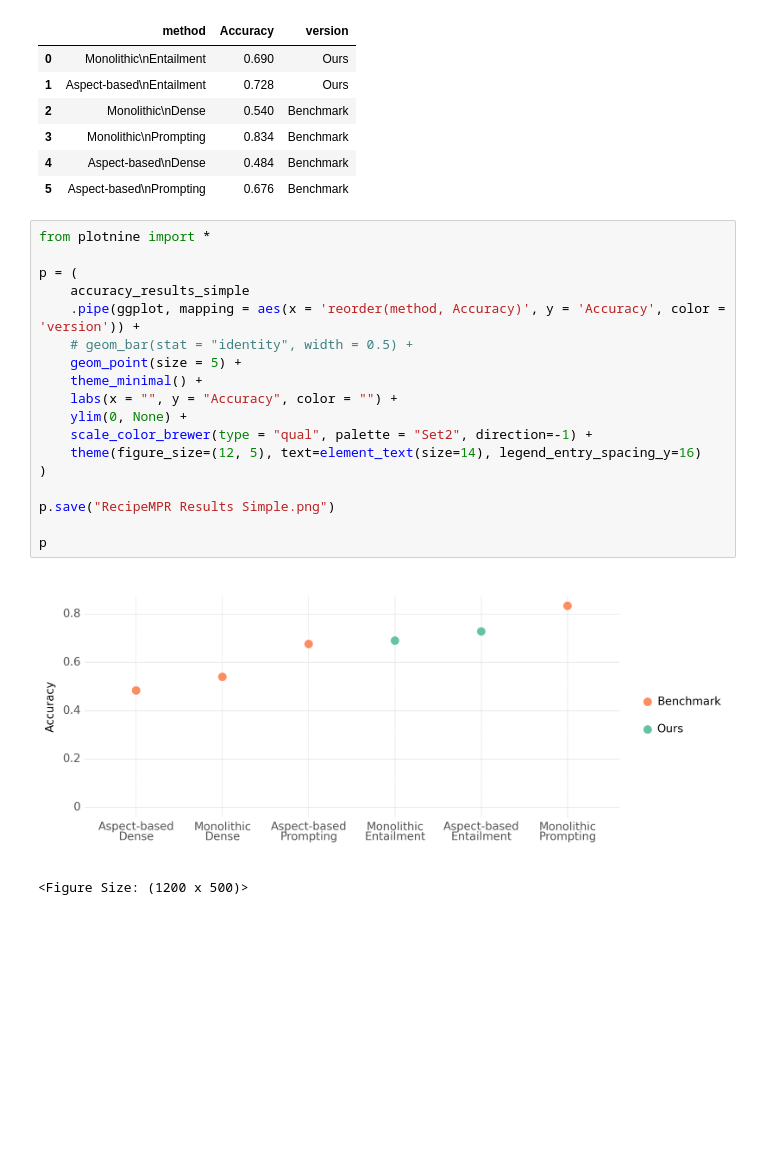
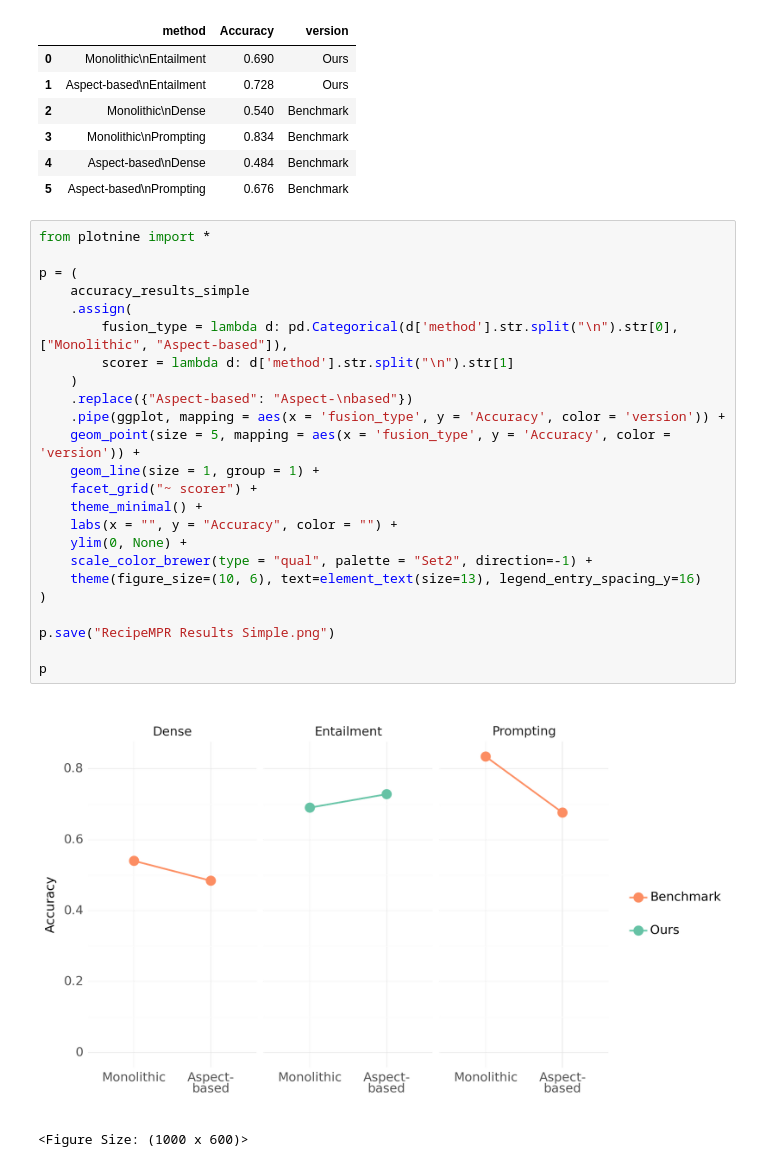
Before and after one commit to baronet2/marir, a Jupyter notebook: RecipeMPR/20_compare_algorithms.ipynb, the cells around one changed output. Drawn from its saved outputs; the diff is of its cells as text; blank space fills up the shorter version.

Commit message:
Improve plots for slides

```diff
--- a/RecipeMPR/20_compare_algorithms.ipynb
+++ b/RecipeMPR/20_compare_algorithms.ipynb
@@ -255,21 +255,27 @@ accuracy_results_simple
 # %%
 from plotnine import *
 
 p = (
     accuracy_results_simple
-    .pipe(ggplot, mapping = aes(x = 'reorder(method, Accuracy)', y = 'Accuracy', color = 'version')) +
-    # geom_bar(stat = "identity", width = 0.5) +
-    geom_point(size = 5) +
+    .assign(
+        fusion_type = lambda d: pd.Categorical(d['method'].str.split("\n").str[0], ["Monolithic", "Aspect-based"]),
+        scorer = lambda d: d['method'].str.split("\n").str[1]
+    )
+    .replace({"Aspect-based": "Aspect-\nbased"})
+    .pipe(ggplot, mapping = aes(x = 'fusion_type', y = 'Accuracy', color = 'version')) +
+    geom_point(size = 5, mapping = aes(x = 'fusion_type', y = 'Accuracy', color = 'version')) +
+    geom_line(size = 1, group = 1) +
+    facet_grid("~ scorer") +
     theme_minimal() +
     labs(x = "", y = "Accuracy", color = "") +
     ylim(0, None) +
     scale_color_brewer(type = "qual", palette = "Set2", direction=-1) +
-    theme(figure_size=(12, 5), text=element_text(size=14), legend_entry_spacing_y=16)
+    theme(figure_size=(10, 6), text=element_text(size=13), legend_entry_spacing_y=16)
 )
 
 p.save("RecipeMPR Results Simple.png")
 
 p
 # %% [output]
-[figure, old version]
+[figure, new version]
-<Figure Size: (1200 x 500)>
+<Figure Size: (1000 x 600)>
```
Also changed, not shown: 3 other files.
